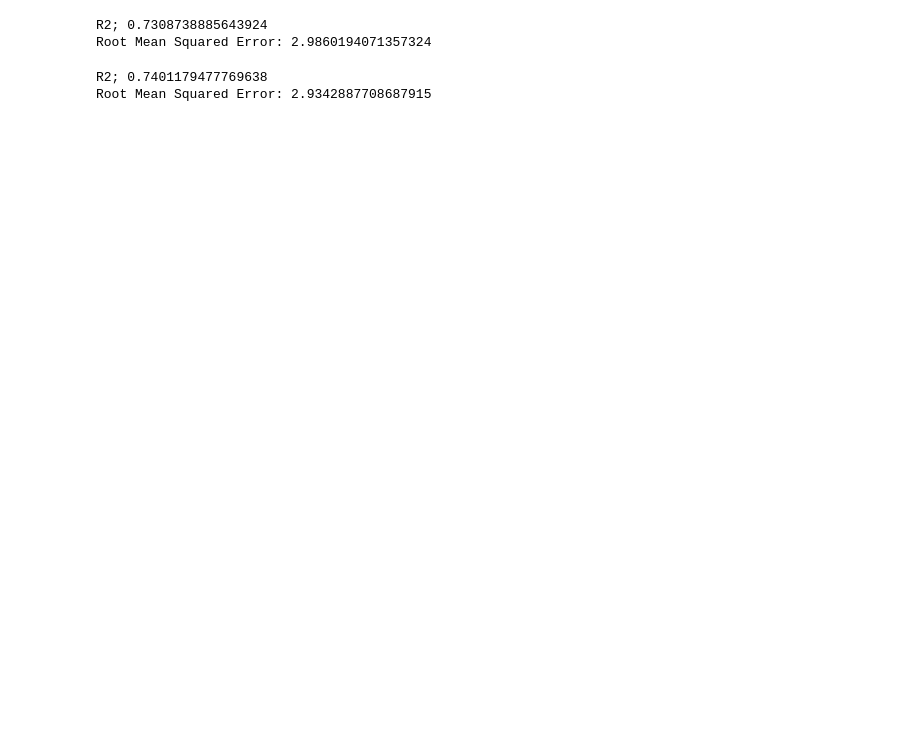
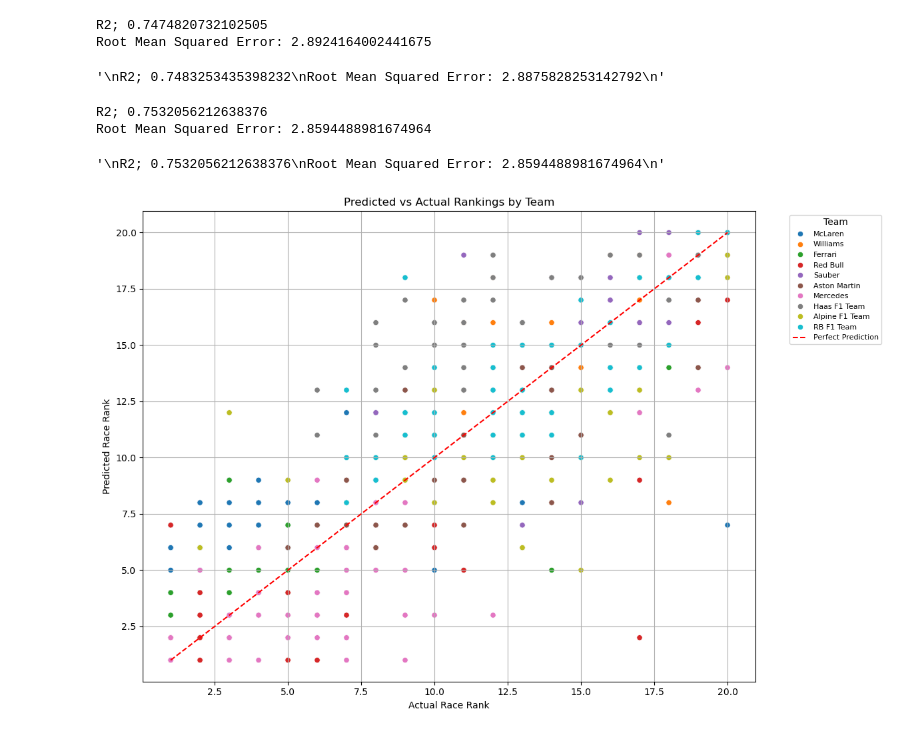
Before and after one commit to dehadeaaryan/data-mining-visualization-gp, a Jupyter notebook: reference/F1simple.ipynb, the cells around one changed output. Drawn from its saved outputs; the diff is of its cells as text; code cells hidden in the pictures; blank space fills up the shorter version.

Commit message:
in progress models

```diff
--- a/reference/F1simple.ipynb
+++ b/reference/F1simple.ipynb
@@ -13,6 +16,7 @@ import multiprocessing
 # %%
 data = pd.read_csv('f1_cleaned.csv')
 data = data.rename(columns={'driver_name' : 'team_name'})
+data.drop(['code','driver_age','quali_mean'], axis=1, inplace=True)
 data.dtypes
 # %% [output]
 team_name         object
@@ -33,8 +34,8 @@ dtype: object
 #train test split
 #we are not using a random split here, training with pre 2024 data and trying to predict the races that occured in 2024
 
-train = data[data.year<2024]
-test = data[data.year==2024]
+train = data[data.year<2024].copy()
+test = data[data.year==2024].copy()
 
 #testing set
 y_test = test.pop('finishing_pos')
@@ -143,28 +225,46 @@ Root Mean Squared Error: 3.5342341857980966
 # %%
 #Basic RF model (no tuning)
 
+"""
+cannot use regularization: Dropping year, round, driver_age, quali_mean DECREASES score slightly and leads to a less accurate model
+leaving features in as a result
+"""
+
+
 model = Pipeline(steps=[
     ('preprocessor', ct),
-    ('regressor', RandomForestRegressor(n_estimators=100))
+    ('regressor', RandomForestRegressor(n_estimators=100, max_depth=None, ccp_alpha=0.1, min_samples_split=2, random_state=0))
 ])
+
 
 model.fit(x_train, y_train)
 y_pred = model.predict(x_test)
 
+
 r2 = r2_score(y_test, y_pred)
+rmse = np.sqrt(mean_squared_error(y_test, y_pred))
+
 print('R2;', r2)
+print('Root Mean Squared Error:', rmse)
 
-rmse = np.sqrt(mean_squared_error(y_test, y_pred))
-print('Root Mean Squared Error:', rmse)
+
+"""
+R2; 0.7483253435398232
+Root Mean Squared Error: 2.8875828253142792
+"""
 # %% [output]
-R2; 0.7308738885643924
-Root Mean Squared Error: 2.9860194071357324
+R2; 0.7474820732102505
+Root Mean Squared Error: 2.8924164002441675
+'\nR2; 0.7483253435398232\nRoot Mean Squared Error: 2.8875828253142792\n'
 # %%
 #Basic XGB model (L2 regularization, manual preprocess as pipeline was getting error)
 
 #fit transform train
 x_train = ct.fit_transform(x_train)
-regressor = XGBRegressor(objective='reg:squarederror', n_estimators=25, n_jobs=multiprocessing.cpu_count())
+regressor = XGBRegressor(objective='reg:squarederror',
+                         n_estimators=20,
+                         n_jobs=multiprocessing.cpu_count(),
+                         learning_rate=0.2)
 regressor.fit(x_train, y_train)
 
 #transform test
@@ -176,9 +276,15 @@ print('R2;', r2)
 
 rmse = np.sqrt(mean_squared_error(y_test, y_pred))
 print('Root Mean Squared Error:', rmse)
+
+"""
+R2; 0.7532056212638376
+Root Mean Squared Error: 2.8594488981674964
+"""
 # %% [output]
-R2; 0.7401179477769638
-Root Mean Squared Error: 2.9342887708687915
+R2; 0.7532056212638376
+Root Mean Squared Error: 2.8594488981674964
+'\nR2; 0.7532056212638376\nRoot Mean Squared Error: 2.8594488981674964\n'
 # %%
 #df created to compare results
 
@@ -188,3 +294,28 @@ comparison_df = pd.DataFrame({
     'Actual Pos': y_test,
     'Predicted Pos': y_pred
 })
+# %%
+test = test.copy()
+test['y_pred'] = y_pred
+test['y_true'] = y_test.values
+
+
+test['actual_rank'] = test.groupby('circuitRef')['y_true'].rank(method='min')
+test['predicted_rank'] = test.groupby('circuitRef')['y_pred'].rank(method='min')
+
+
+plt.figure(figsize=(12, 8))
+sns.scatterplot(x='actual_rank', y='predicted_rank', hue='team_name', data=test)
+
+#regression line
+plt.plot([1, test['actual_rank'].max()], [1, test['actual_rank'].max()], 'r--', label='Perfect Prediction')
+
+plt.xlabel('Actual Race Rank')
+plt.ylabel('Predicted Race Rank')
+plt.title('Predicted vs Actual Rankings by Team')
+plt.legend(title='Team', prop={'size': 8}, bbox_to_anchor=(1.05, 1), loc='upper left')
+plt.grid(True)
+plt.tight_layout()
+plt.show()
+# %% [output]
+[figure, added]
```
Also changed, not shown: parts of 11 cells of this notebook, 1 other file.
